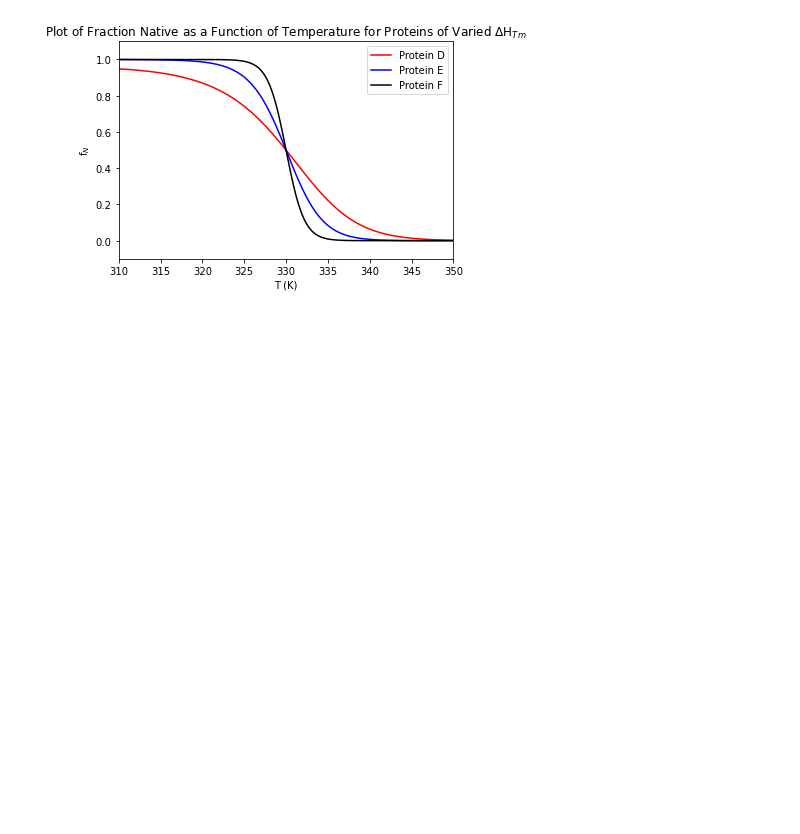
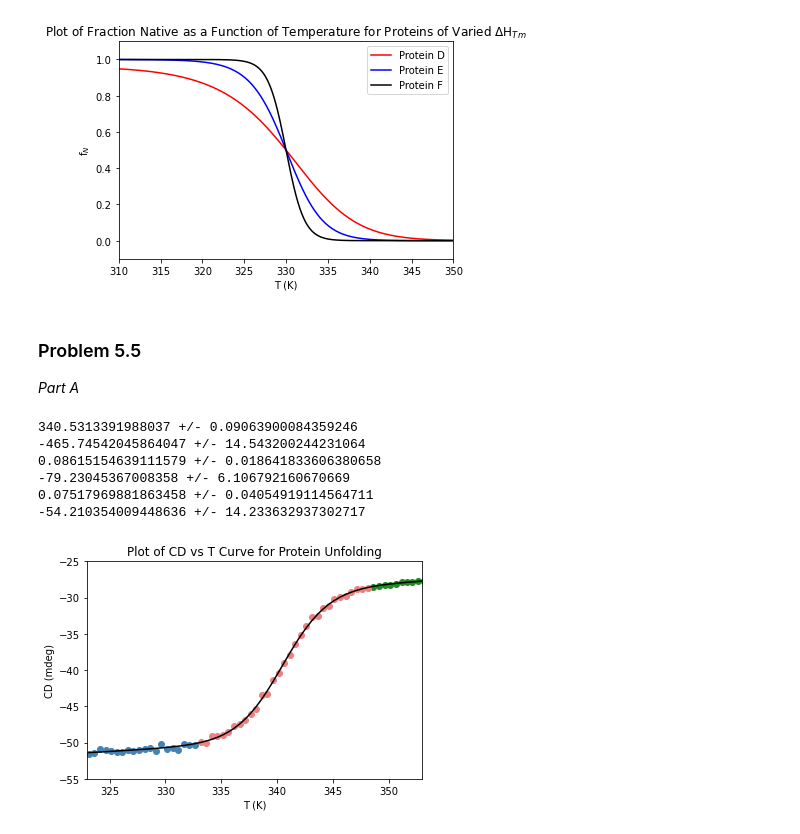
Before and after one commit to benf549/PChem-Problem-Sets, a Jupyter notebook: Problem Set 5/problem_set_5.ipynb, the cells around one changed output. Saved outputs shown, nothing was run; the diff lists cells and outputs as text; code cells hidden in the pictures; blank space fills up the shorter version.

```diff
--- a/Problem Set 5/problem_set_5.ipynb
+++ b/Problem Set 5/problem_set_5.ipynb
@@ -149,3 +150,70 @@ plt.title("Plot of Fraction Native as a Function of Temperature for Proteins of
 plt.legend();
 # %% [output]
 [figure]
+# %% [markdown]
+### Problem 5.5
+*Part A*
+# %%
+#warnings.filterwarnings('ignore')
+lyz_data = pd.read_csv('./lyz_pH25.txt', sep='\t', header=None)
+X = np.array(lyz_data[0])
+
+X = np.array([i + 273.15 for i in X])
+Y = np.array(lyz_data[1])
+
+plt.plot(X[20:-10], Y[20:-10], 'o', color='lightcoral')
+plt.ylabel("CD (mdeg)")
+plt.xlabel("T (K)")
+plt.title("Plot of CD vs T Curve for Protein Unfolding")
+
+def Yn(T, a, b):
+    Yn = a*T + b
+    return Yn
+
+def Yd(T, c, d):
+    Yd = c*T + d
+    return Yd
+
+def lysozymefit(T, Tm, DH, a, b, c, d):
+    YN = a*T + b
+    YD = c*T + d
+    R = 8.3145e-3 #KJ/mol K
+    K = np.exp((DH * (T-Tm))/(R*T*Tm))
+    #print(K)
+    Yobs = YD + (((YN - YD)*K)/(1+K))
+    return Yobs
+
+#N:[:20] D:[-10:]
+Nx = np.array(X[:20])
+Ny = np.array(Y[:20])
+Nguess = [1, -60]
+npopt, npcov = curve_fit(Yn, Nx, Ny, Nguess)
+#plt.plot(Nx, Yn(Nx, *npopt), 'steelblue')
+plt.scatter(Nx, Ny, color='steelblue')
+
+Dx = np.array(X[-10:])
+Dy = np.array(Y[-10:])
+Dguess = [2, -40]
+dpopt, dpcov = curve_fit(Yd, Dx, Dy, Dguess)
+plt.plot(Dx, Yd(Dx, *dpopt), 'g')
+plt.scatter(Dx, Dy, color='forestgreen')
+#print(npopt, dpopt)
+
+guesses = [342, -400, npopt[0], npopt[1], dpopt[0], dpopt[1]]
+
+popt, pcov = curve_fit(lysozymefit, X, Y, guesses)
+#popt[1] = -2179 #sets the DH to the ideal from Cp given in  5.5B. Is very clearly not correct for this data.
+plt.plot(X, lysozymefit(X, *popt) ,'k');
+plt.axis([323,353,-55, -25])
+
+perr = np.sqrt(np.diag(pcov))
+for i,j in enumerate(popt):
+    print(f'{j} +/- {perr[i]}');
+# %% [output]
+340.5313391988037 +/- 0.09063900084359246
+-465.74542045864047 +/- 14.543200244231064
+0.08615154639111579 +/- 0.018641833606380658
+-79.23045367008358 +/- 6.106792160670669
+0.07517969881863458 +/- 0.04054919114564711
+-54.210354009448636 +/- 14.233632937302717
+[figure, added]
```
Also changed, not shown: parts of 8 cells of this notebook, 2 other files.
